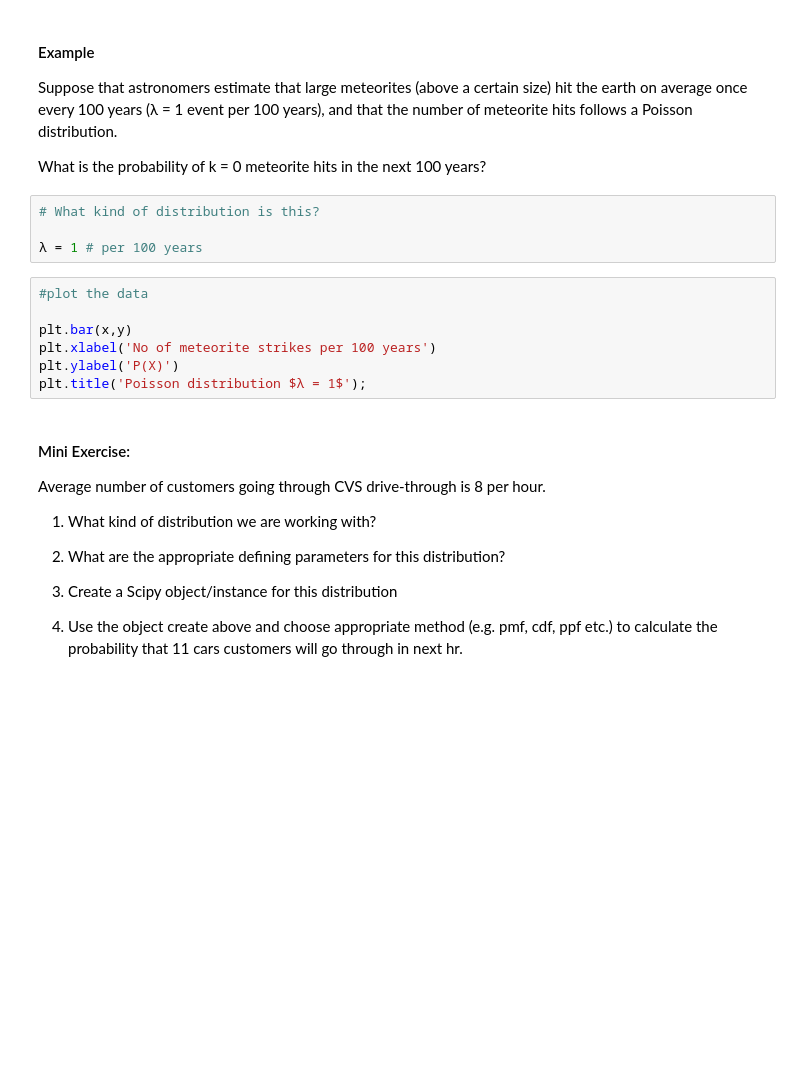
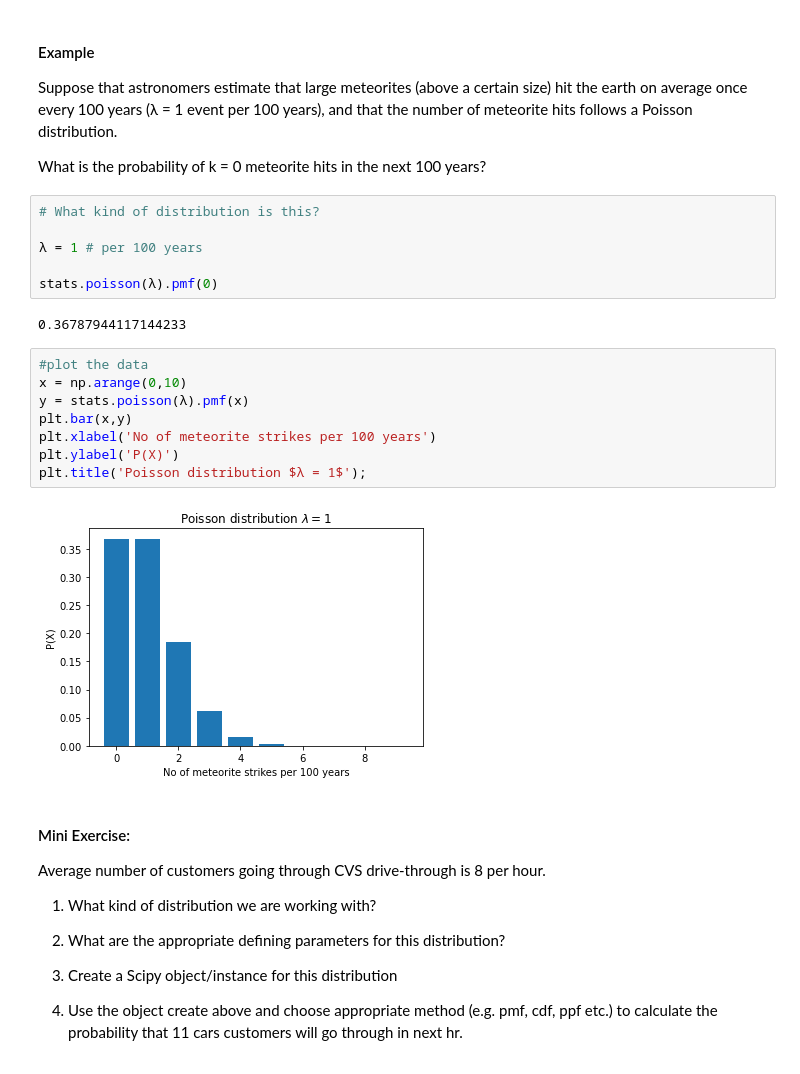
Before and after one commit to sophia-stewart/statistics-exercises, a Jupyter notebook: ss_probability_distributions_lesson.ipynb, the cells around one changed output. Drawn from its saved outputs; the diff is of its cells as text; blank space fills up the shorter version.

```diff
--- a/ss_probability_distributions_lesson.ipynb
+++ b/ss_probability_distributions_lesson.ipynb
@@ -350,13 +471,20 @@ What is the probability of k = 0 meteorite hits in the next 100 years?
 # What kind of distribution is this?
 
 λ = 1 # per 100 years
+
+stats.poisson(λ).pmf(0)
+# %% [output]
+0.36787944117144233
 # %%
 #plot the data
-
+x = np.arange(0,10)
+y = stats.poisson(λ).pmf(x)
 plt.bar(x,y)
 plt.xlabel('No of meteorite strikes per 100 years')
 plt.ylabel('P(X)')
 plt.title('Poisson distribution $λ = 1$');
+# %% [output]
+[figure, added]
 # %% [markdown]
 #### Mini Exercise:
 
```
Also changed, not shown: parts of 32 cells of this notebook.
